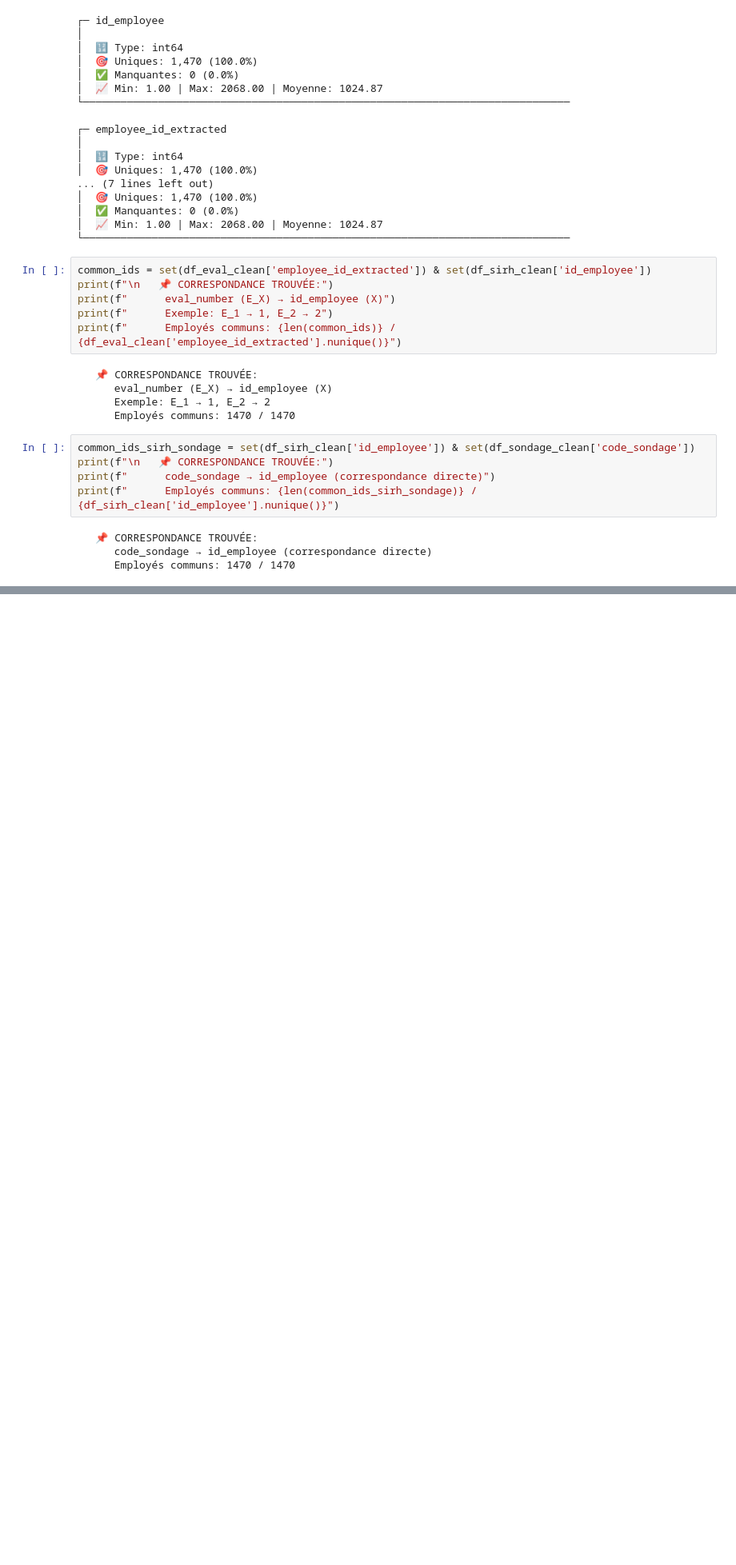
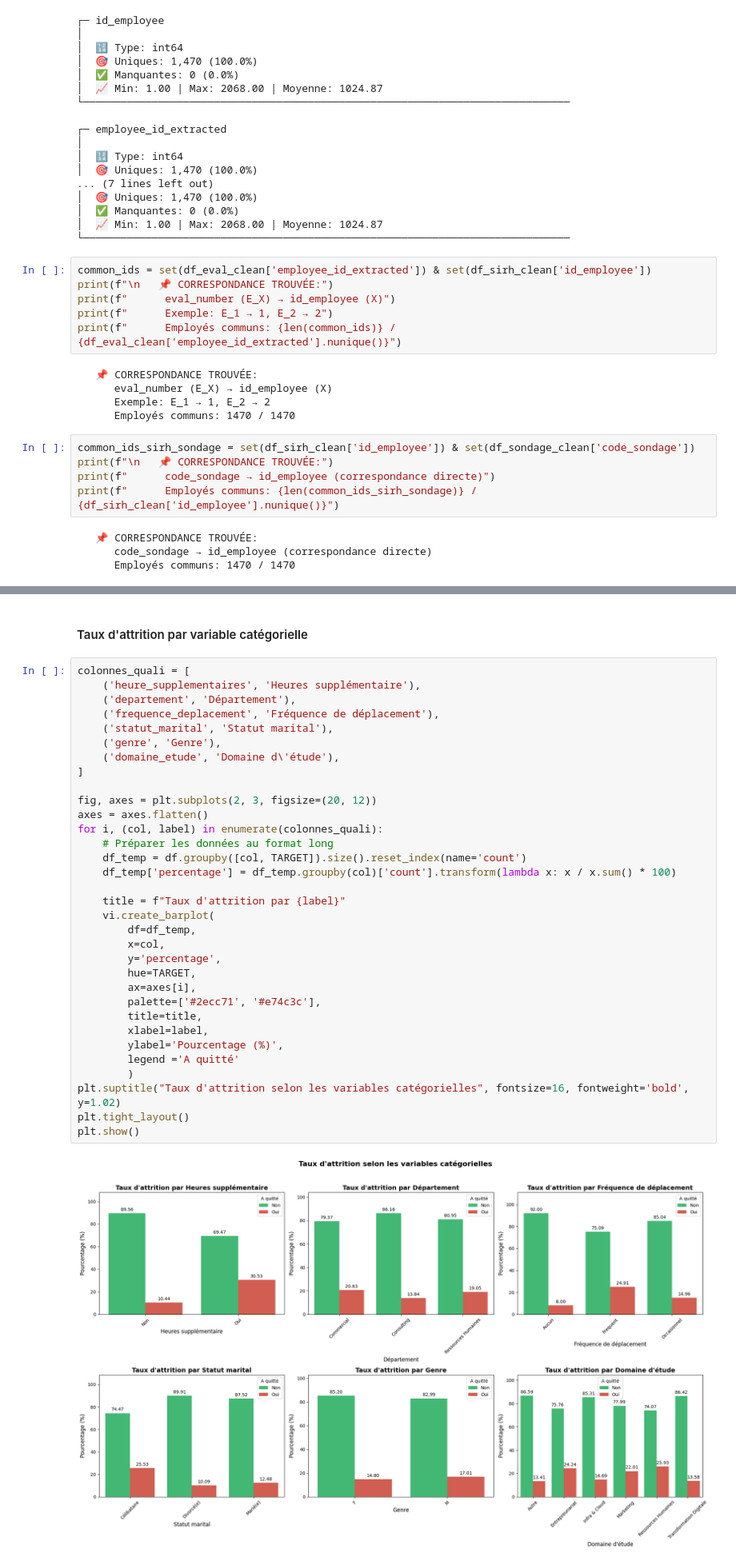
Before and after one commit to RaphaelRIVIERE/Projet-4-Classifiez-automatiquement-des-informations, a Jupyter notebook: 1_notebook.ipynb, the cells around one changed output, grey strips where cells are left out. Shown at 80% size. Cells and saved outputs as stored; diff of their text form; blank space fills up the shorter version.

```diff
--- a/1_notebook.ipynb
+++ b/1_notebook.ipynb
@@ -710,0 +898,37 @@ La jointure c'est bien passée ! On peut maintenant avancer sur l'analyse explor
+# %% [markdown]
+#### Taux d'attrition par variable catégorielle
+# %%
+colonnes_quali = [
+    ('heure_supplementaires', 'Heures supplémentaire'),
+    ('departement', 'Département'),
+    ('frequence_deplacement', 'Fréquence de déplacement'),
+    ('statut_marital', 'Statut marital'),
+    ('genre', 'Genre'),
+    ('domaine_etude', 'Domaine d\'étude'),
+]
+
+fig, axes = plt.subplots(2, 3, figsize=(20, 12))
+axes = axes.flatten()
+for i, (col, label) in enumerate(colonnes_quali):
+    # Préparer les données au format long
+    df_temp = df.groupby([col, TARGET]).size().reset_index(name='count')
+    df_temp['percentage'] = df_temp.groupby(col)['count'].transform(lambda x: x / x.sum() * 100)
+
+    title = f"Taux d'attrition par {label}"
+    vi.create_barplot(
+        df=df_temp,
+        x=col,
+        y='percentage',
+        hue=TARGET,
+        ax=axes[i],
+        palette=['#2ecc71', '#e74c3c'],
+        title=title,
+        xlabel=label,
+        ylabel='Pourcentage (%)',
+        legend ='A quitté'
+        )
+plt.suptitle("Taux d'attrition selon les variables catégorielles", fontsize=16, fontweight='bold', y=1.02)
+plt.tight_layout()
+plt.show()
+# %% [output]
+[figure, added]
```
Also changed, not shown: parts of 48 cells of this notebook, 4 other files.
